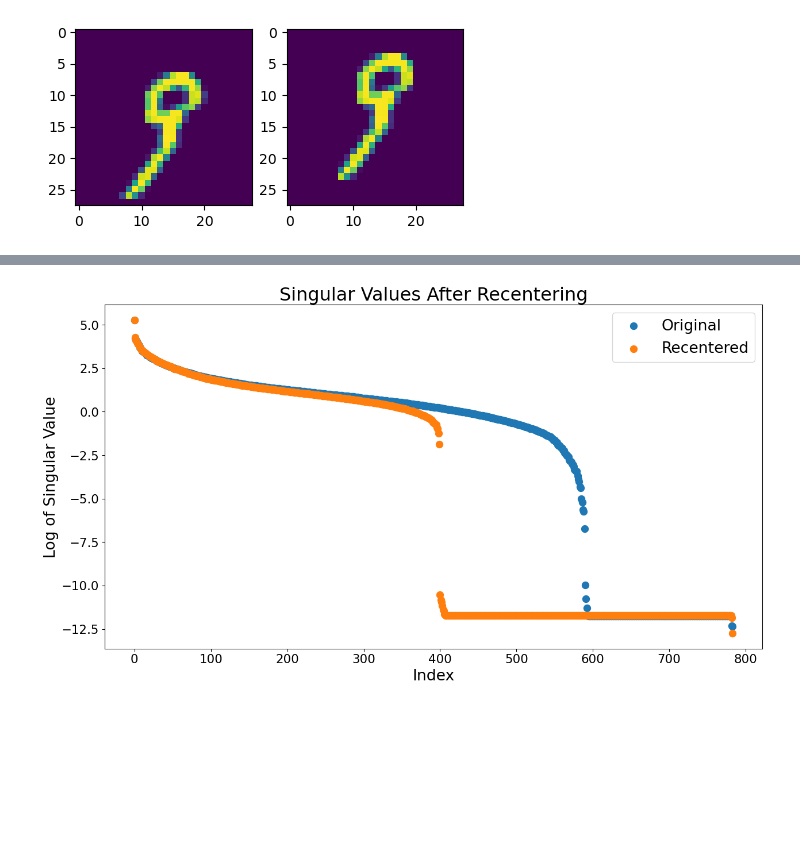
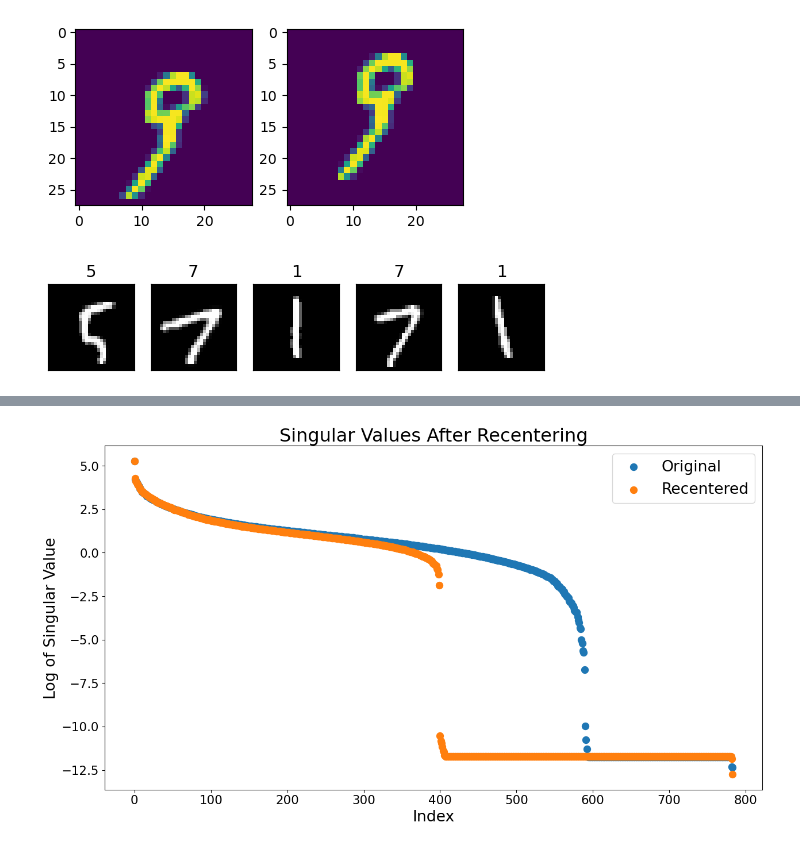
Before and after one commit to maneeshrj/math-ml-project, a Jupyter notebook: SVD.ipynb, the cells around one changed output, grey strips where cells are left out. Cells and saved outputs as stored; diff of their text form; code cells hidden in the pictures; blank space fills up the shorter version.

```diff
--- a/SVD.ipynb
+++ b/SVD.ipynb
@@ -166,3 +162,7 @@ print(bbox_center)
 7 27 8 20
 (17, 14)
 [figure]
+# %%
+plot_example(X, y, idx=100)
+# %% [output]
+[figure, added]
```
Also changed, not shown: parts of 87 cells of this notebook, 2 other files.
